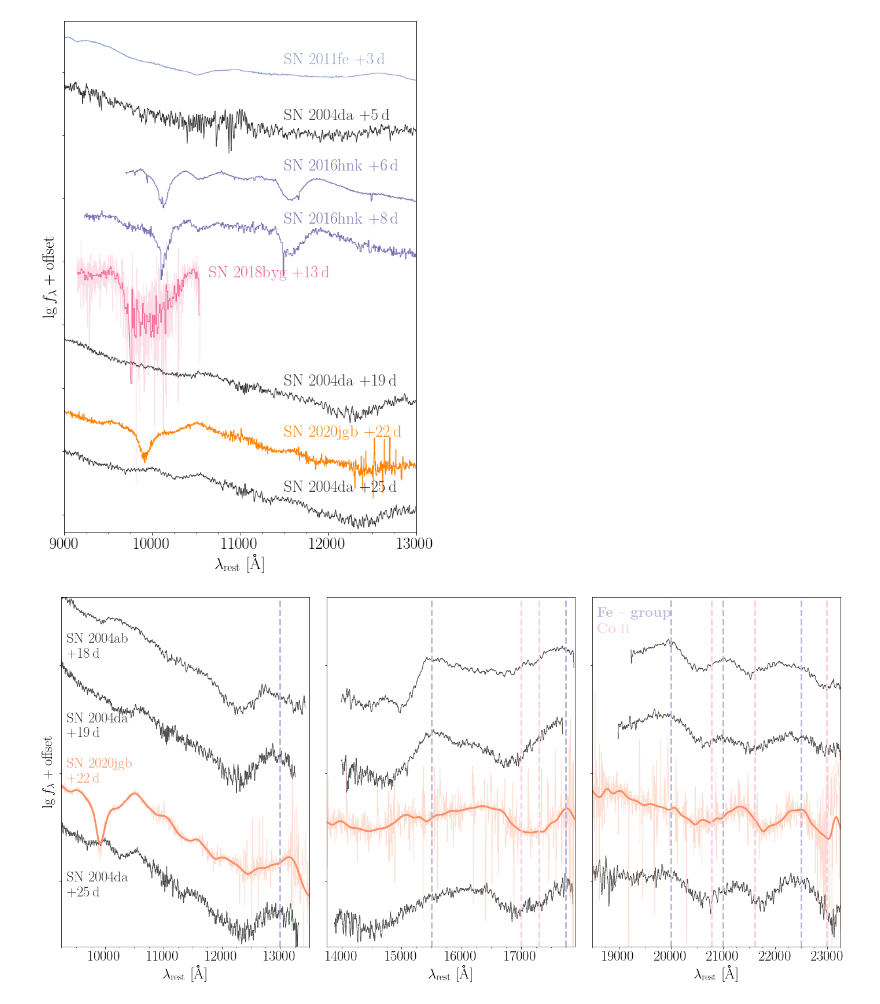
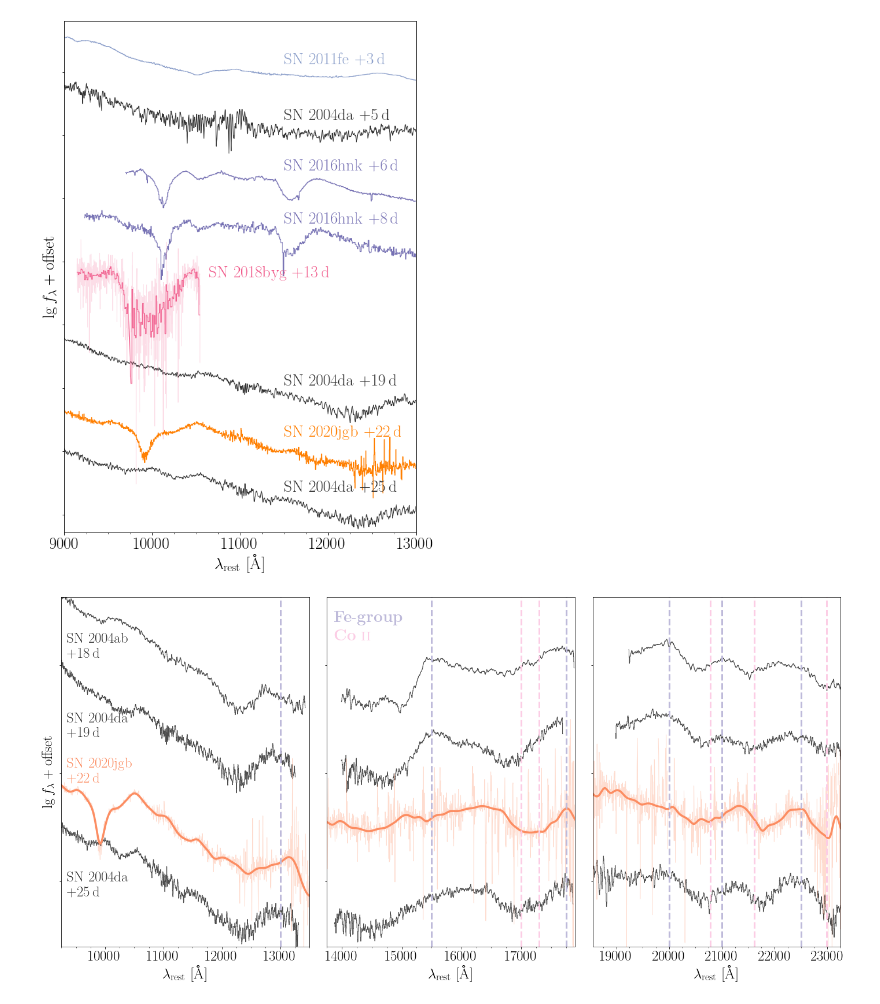
Before and after one commit to slowdivePTG/SN2020jgb, a Jupyter notebook: spectroscopy/Spec_comp.ipynb, the cells around one changed output. Saved outputs shown, nothing was run; the diff lists cells and outputs as text; code cells hidden in the pictures.

```diff
--- a/spectroscopy/Spec_comp.ipynb
+++ b/spectroscopy/Spec_comp.ipynb
@@ -433,7 +433,7 @@ fig, Ax = plt.subplots(1, 3, figsize=(20, 10), sharey=True)
 
 h = 0.7
 V = [9350, 16000, 20000]
-ran = [[9250, 13500], [13750, 17900], [18500, 23250]]
+ran = [[9250, 13500], [13750, 17900], [18550, 23250]]
 
 normIas = [
     glob.glob('./NIR_Marion09/*04da*'),
@@ -572,7 +572,7 @@ for k in range(3):
             ax.plot(wv / (1 + sn.z),
                     np.log10(fl / norm_flux) - h * spec_num[num],
                     color=color_map[c],
-                    linewidth=3)
+                    linewidth=3.5)
             if phase < 0:
                 Phase = ' $-{:.0f}\,\mathrm d$'.format(np.abs(phase))
             else:
@@ -604,38 +604,38 @@ Ax[1].axvline(17750, linestyle='--', linewidth=3, color=color_map['purple'])
 Ax[2].axvline(20000, linestyle='--', linewidth=3, color=color_map['purple'])
 Ax[2].axvline(21000, linestyle='--', linewidth=3, color=color_map['purple'])
 Ax[2].axvline(22500, linestyle='--', linewidth=3, color=color_map['purple'])
 Ax[1].axvline(17462 * (1 - 8 / 300),
               linestyle='--',
               linewidth=3,
               color=color_map['pink'])
 Ax[1].axvline(17772 * (1 - 8 / 300),
               linestyle='--',
               linewidth=3,
               color=color_map['pink'])
 Ax[2].axvline(21350 * (1 - 8 / 300),
               linestyle='--',
               linewidth=3,
               color=color_map['pink'])
 Ax[2].axvline(22205 * (1 - 8 / 300),
               linestyle='--',
               linewidth=3,
               color=color_map['pink'])
 Ax[2].axvline(23613 * (1 - 8 / 300),
               linestyle='--',
               linewidth=3,
               color=color_map['pink'])
 
-Ax[2].text(ran[2][0] + 80,
-           0.45,
-           r'$\mathbf{Fe-group}$',
-           color=color_map['purple'])
-Ax[2].text(ran[2][0] + 80,
-           0.3,
+Ax[1].text(ran[1][0] + 120,
+           0.4,
+           r'$\mathbf{Fe}$-$\mathbf{group}$',
+           color=color_map['purple'], fontsize=28)
+Ax[1].text(ran[1][0] + 120,
+           0.23,
            r'$\mathbf{Co\ \textsc{ii}}$',
-           color=color_map['pink'])
+           color=color_map['pink'], fontsize=28)
 #plt.show()
 fig.subplots_adjust(left=0, bottom=0, top=1, right=1)
 fig.tight_layout()
 fig.savefig('../paper/figures/NIR_spec.pdf', bbox_inches='tight')
 # %% [output]
-[figure, old version]
+[figure, new version]
```
Also changed, not shown: 14 other files.
